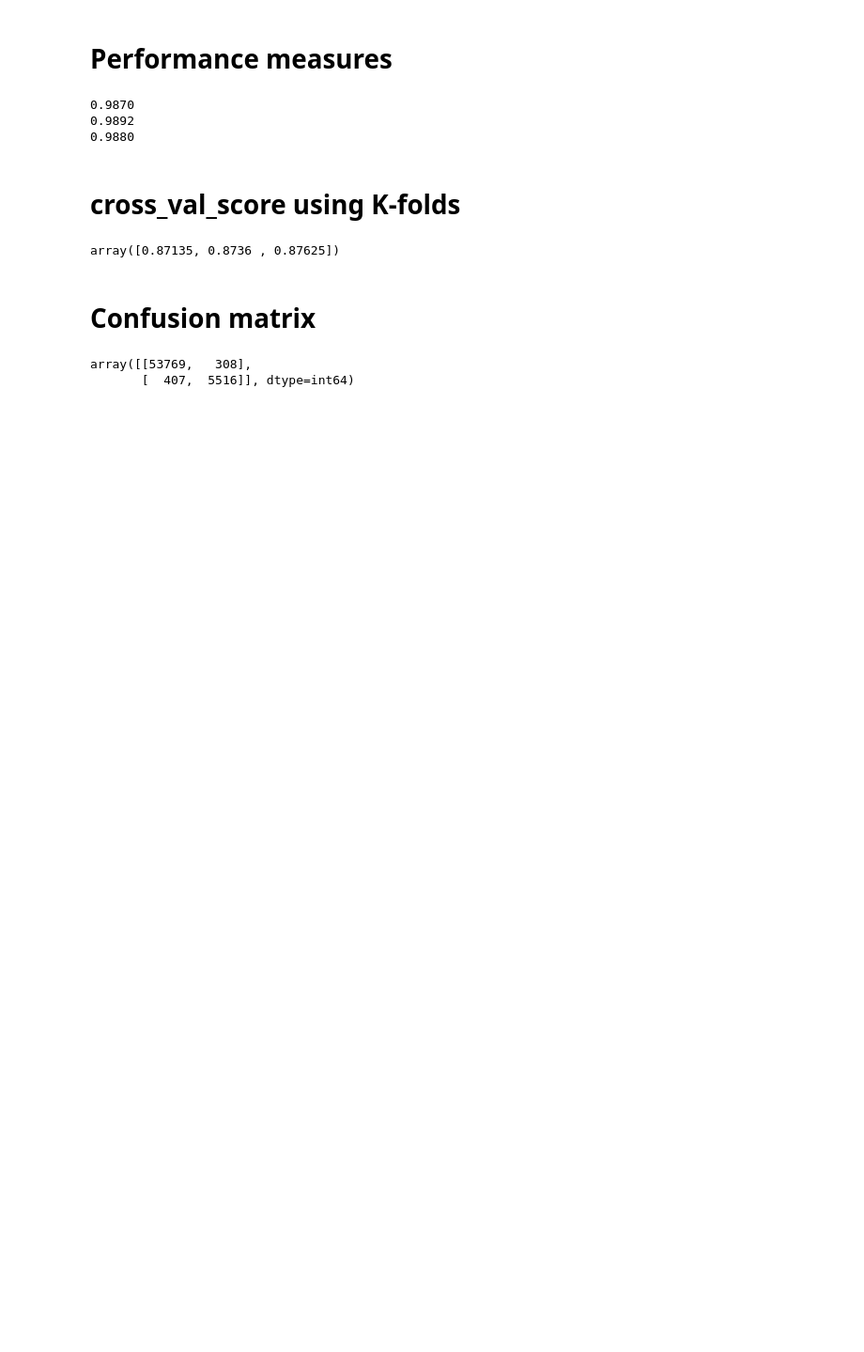
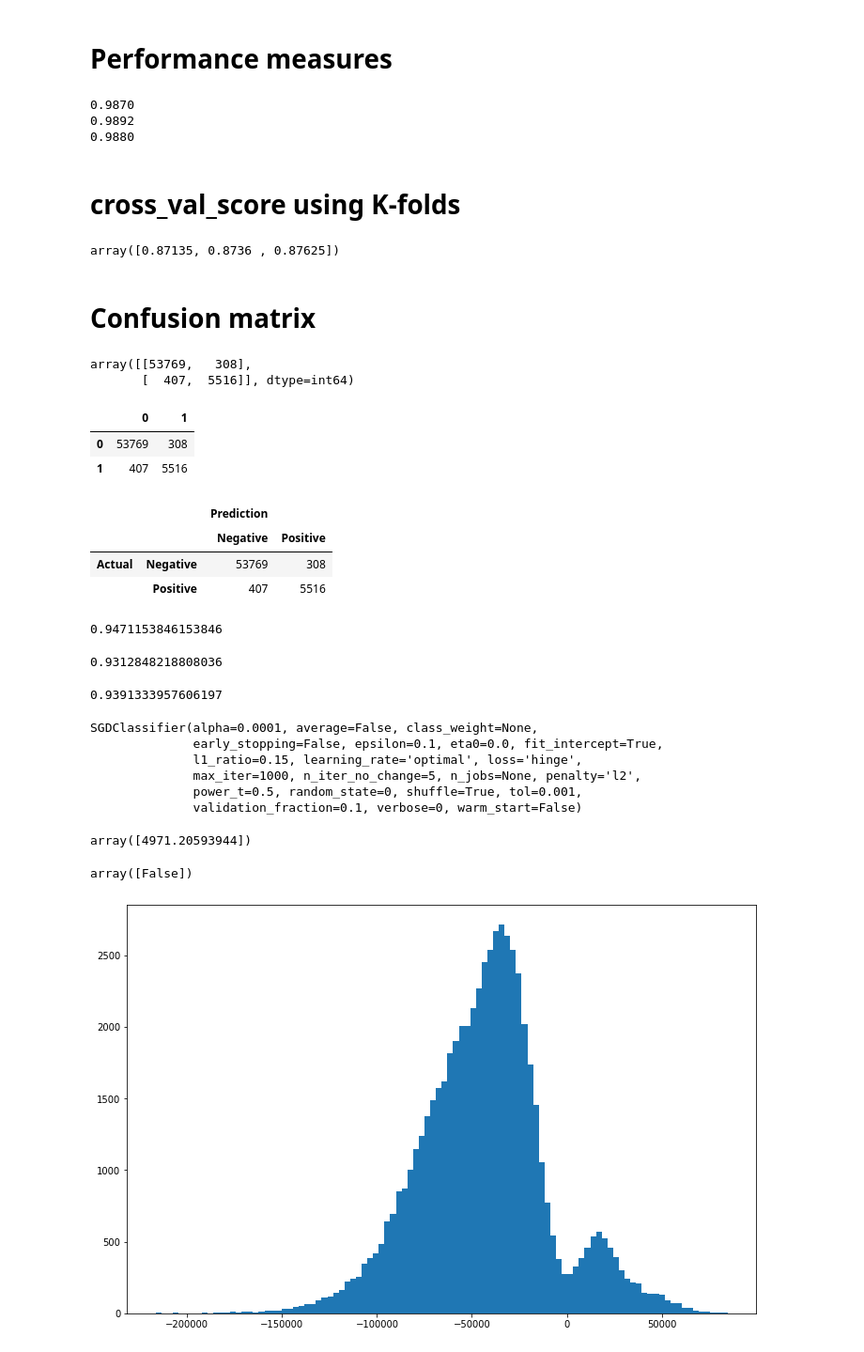
Before and after one commit to Jayshree2816/MNIST, a Jupyter notebook: MNIST(Logistic Regression).ipynb, the cells around one changed output. Shown at 94% size. Cells and saved outputs as stored; diff of their text form; code cells hidden in the pictures; blank space fills up the shorter version.

```diff
--- a/MNIST(Logistic Regression).ipynb
+++ b/MNIST(Logistic Regression).ipynb
@@ -160,3 +160,19 @@ confusion_matrix(y_train_0,y_train_pred)
 # %% [output]
 array([[53769,   308],
        [  407,  5516]], dtype=int64)
+# %%
+import pandas as pd
+pd.DataFrame(confusion_matrix(y_train_0, y_train_pred))
+# %% [output]
+|  | 0 | 1 |
+| 0 | 53769 | 308 |
+| 1 | 407 | 5516 |
+# %%
+pd.DataFrame(confusion_matrix(y_train_0, y_train_pred),
+             columns=pd.MultiIndex.from_product([['Prediction'], ["Negative", "Positive"]]),
+             index=pd.MultiIndex.from_product([["Actual"], ["Negative", "Positive"]]))
+# %% [output]
+|  |  | Prediction |  |
+|  |  | Negative | Positive |
+| Actual | Negative | 53769 | 308 |
+|  | Positive | 407 | 5516 |
@@ -162,0 +181,8 @@ array([[53769,   308],
+# %%
+precision_score(y_train_0, y_train_pred) # 5618 / (574 + 5618)
+# %% [output]
+0.9471153846153846
+# %%
+recall_score(y_train_0, y_train_pred)
+# %% [output]
+0.9312848218808036
@@ -162,0 +191,31 @@ array([[53769,   308],
+# %%
+f1_score(y_train_0, y_train_pred)
+# %% [output]
+0.9391333957606197
+# %%
+clf = SGDClassifier(random_state=0)
+clf.fit(X_train, y_train_0)
+# %% [output]
+SGDClassifier(alpha=0.0001, average=False, class_weight=None,
+              early_stopping=False, epsilon=0.1, eta0=0.0, fit_intercept=True,
+              l1_ratio=0.15, learning_rate='optimal', loss='hinge',
+              max_iter=1000, n_iter_no_change=5, n_jobs=None, penalty='l2',
+              power_t=0.5, random_state=0, shuffle=True, tol=0.001,
+              validation_fraction=0.1, verbose=0, warm_start=False)
+# %%
+y_scores = clf.decision_function(X[1000].reshape(1, -1))
+y_scores
+# %% [output]
+array([4971.20593944])
+# %%
+threshold = 40000
+y_some_digits_pred = (y_scores > threshold)
+y_some_digits_pred
+# %% [output]
+array([False])
+# %%
+y_scores = cross_val_predict(clf, X_train, y_train_0, cv=3, method='decision_function')
+# %%
+plt.figure(figsize=(12,8)); plt.hist(y_scores, bins=100);
+# %% [output]
+[figure, added]
```
Also changed, not shown: parts of 13 cells of this notebook.
